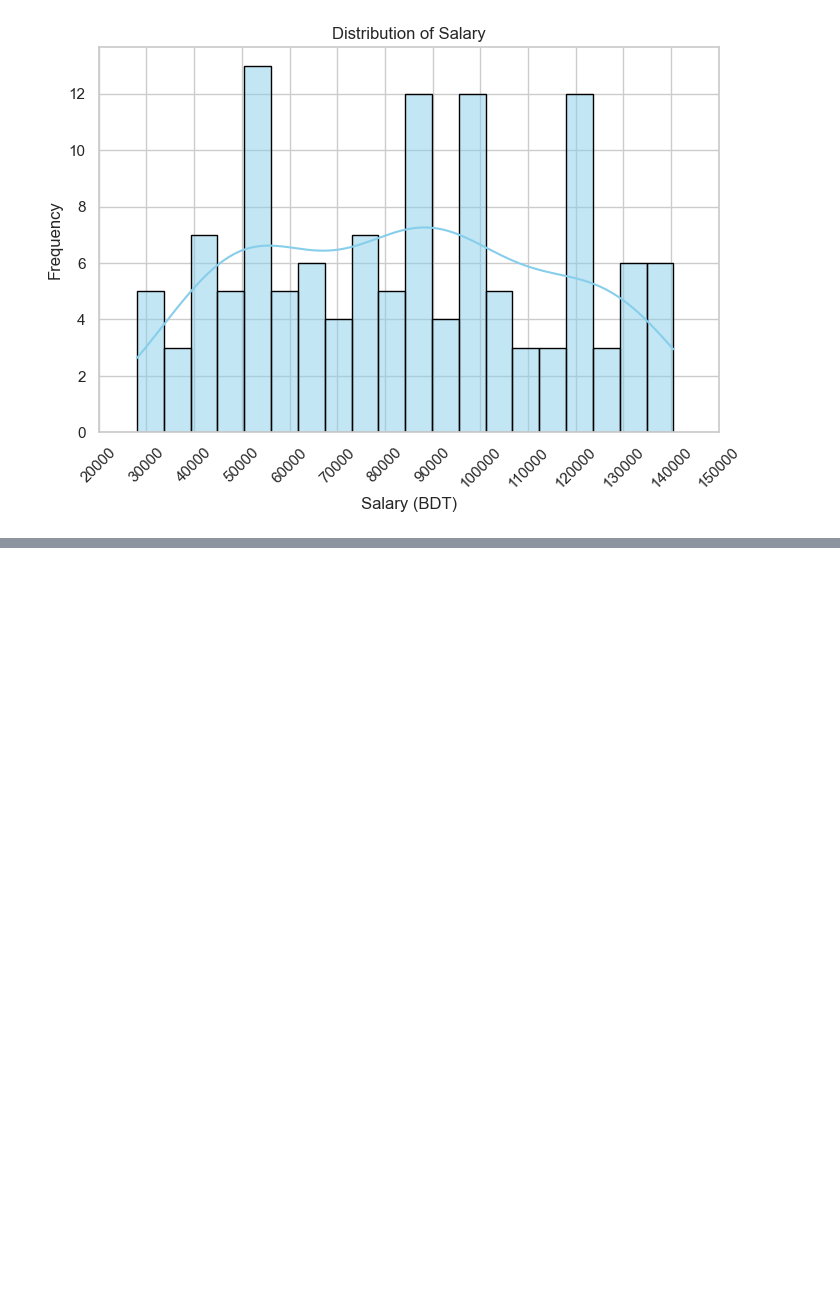
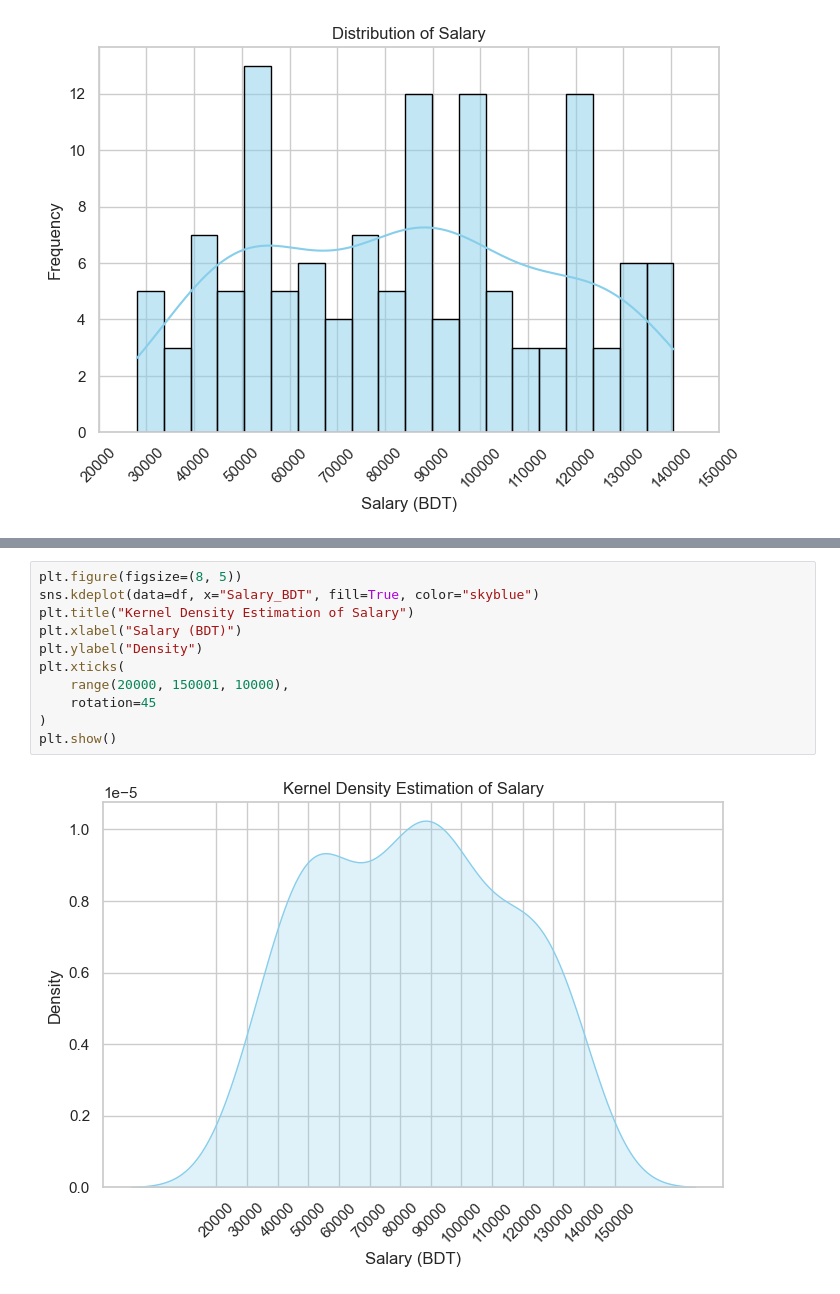
Before and after one commit to TanjilaShamima/python-journey, a Jupyter notebook: matplotlib-seaborn/visualization.ipynb, the cells around one changed output, grey strips where cells are left out. Saved outputs shown, nothing was run; the diff lists cells and outputs as text; blank space fills up the shorter version.

```diff
--- a/matplotlib-seaborn/visualization.ipynb
+++ b/matplotlib-seaborn/visualization.ipynb
@@ -207,0 +225,13 @@ plt.show()
+# %%
+plt.figure(figsize=(8, 5))
+sns.kdeplot(data=df, x="Salary_BDT", fill=True, color="skyblue")
+plt.title("Kernel Density Estimation of Salary")
+plt.xlabel("Salary (BDT)")
+plt.ylabel("Density")
+plt.xticks(
+    range(20000, 150001, 10000),
+    rotation=45
+)
+plt.show()
+# %% [output]
+[figure, added]
```
Also changed, not shown: parts of 7 cells of this notebook, 1 other file.
